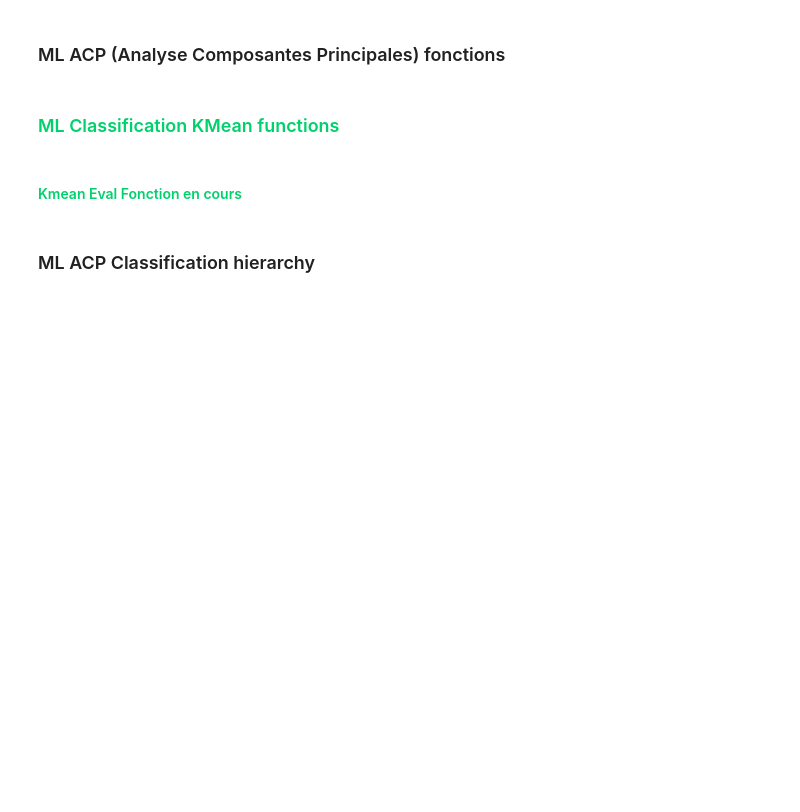
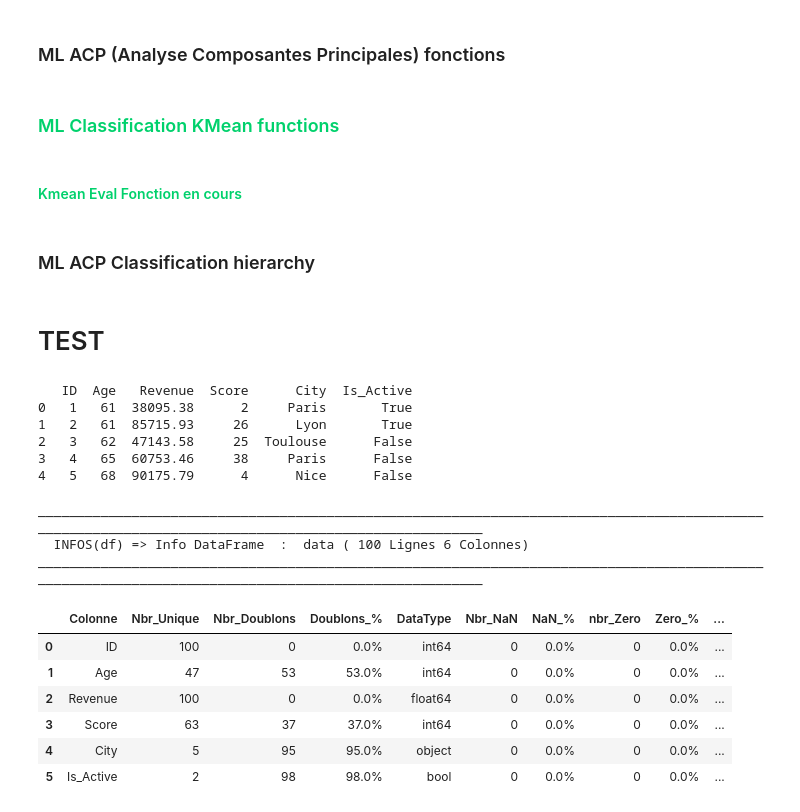
Before and after one commit to vincent-arese/Mylib, a Jupyter notebook: Mylib_VA.ipynb, the cells around one changed output. Cells and saved outputs as stored; diff of their text form; code cells hidden in the pictures; blank space fills up the shorter version.

```diff
--- a/Mylib_VA.ipynb
+++ b/Mylib_VA.ipynb
@@ -4799,3 +4779,46 @@ def HierarchyClusterScipy(df,features_list,standardization=True):
 
 
  return data_Clustered_Hierarchy
+# %% [markdown]
+# TEST
+# %%
+# Définissez le nombre de lignes de votre DataFrame
+n_rows = 100  # Changez ce nombre pour augmenter ou réduire le nombre de lignes
+
+# Création d'un DataFrame avec des données aléatoires
+data = {
+    "ID": np.arange(1, n_rows + 1),
+    "Age": np.random.randint(18, 70, n_rows),  # Âge aléatoire entre 18 et 70
+    "Revenue": np.round(np.random.uniform(20000, 100000, n_rows), 2),  # Revenu aléatoire entre 20,000 et 100,000
+    "Score": np.random.randint(1, 101, n_rows),  # Score aléatoire entre 1 et 100
+    "City": np.random.choice(["Paris", "Lyon", "Marseille", "Toulouse", "Nice"], n_rows),  # Villes aléatoires
+    "Is_Active": np.random.choice([True, False], n_rows)  # Statut d'activité aléatoire (True ou False)
+}
+
+# Créer le DataFrame
+df_random = pd.DataFrame(data)
+
+# Afficher les premières lignes pour vérification
+print(df_random.head())
+
+data=df_random
+# %% [output]
+   ID  Age   Revenue  Score      City  Is_Active
+0   1   61  38095.38      2     Paris       True
+1   2   61  85715.93     26      Lyon       True
+2   3   62  47143.58     25  Toulouse      False
+3   4   65  60753.46     38     Paris      False
+4   5   68  90175.79      4      Nice      False
+# %%
+INFOS(data)
+# %% [output]
+______________________________________________________________________________________________________________________________________________________
+  INFOS(df) => Info DataFrame  :  data ( 100 Lignes 6 Colonnes)
+______________________________________________________________________________________________________________________________________________________
+|  | Colonne | Nbr_Unique | Nbr_Doublons | Doublons_% | DataType | Nbr_NaN | NaN_% | nbr_Zero | Zero_% | ... |
+| 0 | ID | 100 | 0 | 0.0% | int64 | 0 | 0.0% | 0 | 0.0% | ... |
+| 1 | Age | 47 | 53 | 53.0% | int64 | 0 | 0.0% | 0 | 0.0% | ... |
+| 2 | Revenue | 100 | 0 | 0.0% | float64 | 0 | 0.0% | 0 | 0.0% | ... |
+| 3 | Score | 63 | 37 | 37.0% | int64 | 0 | 0.0% | 0 | 0.0% | ... |
+| 4 | City | 5 | 95 | 95.0% | object | 0 | 0.0% | 0 | 0.0% | ... |
+| 5 | Is_Active | 2 | 98 | 98.0% | bool | 0 | 0.0% | 0 | 0.0% | ... |
```
Also changed, not shown: parts of 6 cells of this notebook.
